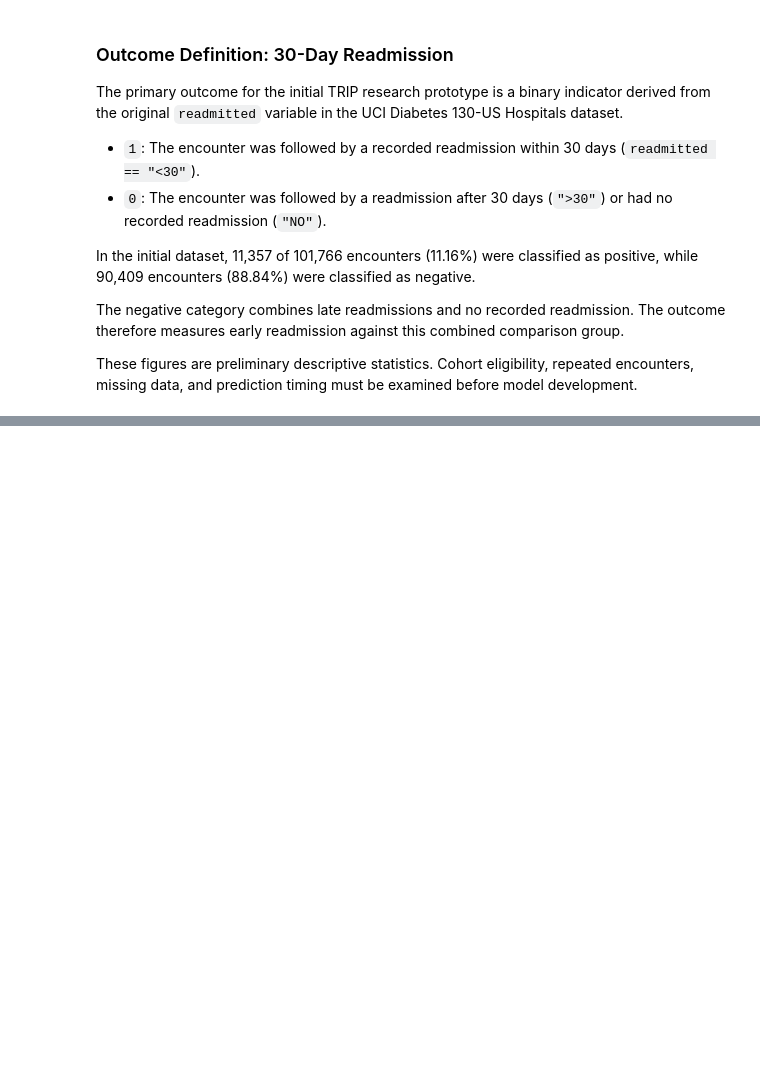
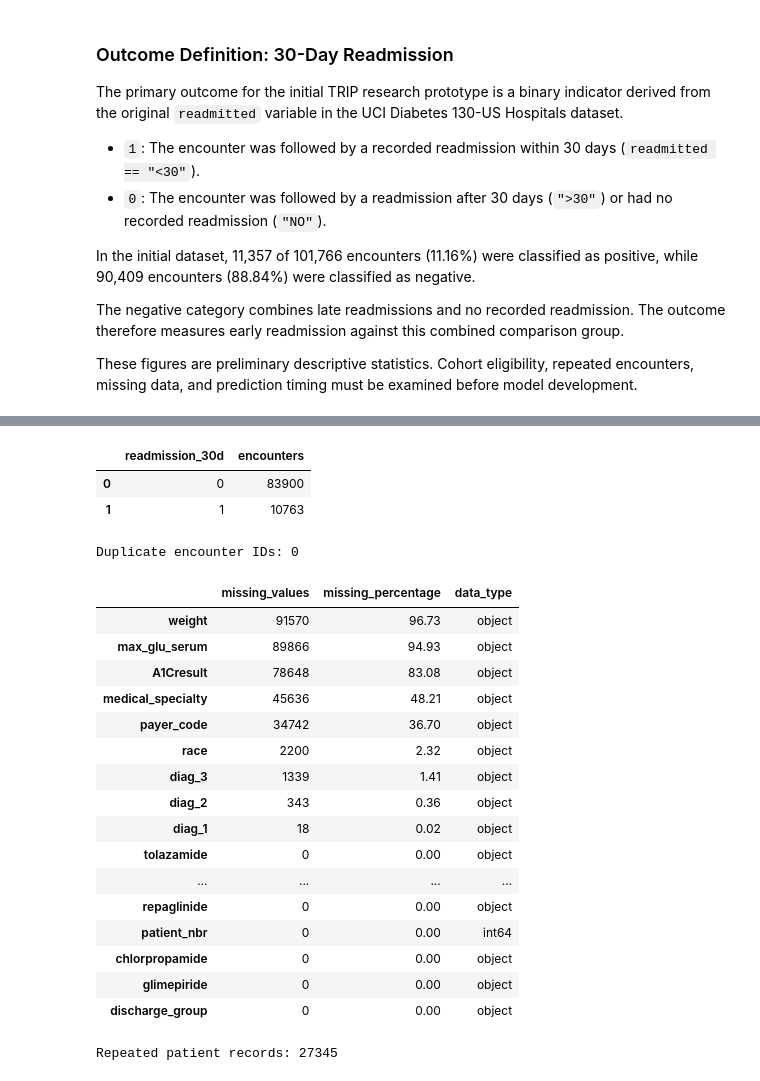
Before and after one commit to gabrielthedatawizard/tanzania-readmission-intelligence-platform-research-engine, a Jupyter notebook: notebooks/python/02_cohort_and_data_dictionary.ipynb, the cells around one changed output, grey strips where cells are left out. Drawn from its saved outputs; the diff is of its cells as text; code cells hidden in the pictures; blank space fills up the shorter version.

Commit message:
Discharge analysis

```diff
--- a/notebooks/python/02_cohort_and_data_dictionary.ipynb
+++ b/notebooks/python/02_cohort_and_data_dictionary.ipynb
@@ -757,0 +1303,15 @@ discharge_summary
+# %%
+other_cohort = work[
+    work["discharge_group"] == "Other"
+].copy()
+
+print("Original encounters:", len(work))
+print("Provisional cohort encounters:", len(other_cohort))
+print("Unique patients:", other_cohort["patient_nbr"].nunique())
+print("30-day readmissions:", other_cohort["readmission_30d"].sum())
+
+print(
+    "30-day readmission rate:",
+    round(other_cohort["readmission_30d"].mean() * 100, 2),
+    "%"
+)
@@ -757,0 +1392,61 @@ discharge_summary
+# %%
+binary_outcome_check = (
+    other_cohort["readmission_30d"]
+    .value_counts()
+    .sort_index()
+    .rename_axis("readmission_30d")
+    .reset_index(name="encounters")
+)
+
+binary_outcome_check
+# %% [output]
+|  | readmission_30d | encounters |
+| 0 | 0 | 83900 |
+| 1 | 1 | 10763 |
+# %%
+print(
+    "Duplicate encounter IDs:",
+    other_cohort["encounter_id"].duplicated().sum()
+)
+# %% [output]
+Duplicate encounter IDs: 0
+# %%
+missing_summary = pd.DataFrame({
+    "missing_values": other_cohort.isna().sum(),
+    "missing_percentage": (
+        other_cohort.isna().mean() * 100
+    ).round(2),
+    "data_type": other_cohort.dtypes
+})
+
+missing_summary = missing_summary.sort_values(
+    by="missing_percentage",
+    ascending=False
+)
+
+missing_summary
+# %% [output]
+|  | missing_values | missing_percentage | data_type |
+| weight | 91570 | 96.73 | object |
+| max_glu_serum | 89866 | 94.93 | object |
+| A1Cresult | 78648 | 83.08 | object |
+| medical_specialty | 45636 | 48.21 | object |
+| payer_code | 34742 | 36.70 | object |
+| race | 2200 | 2.32 | object |
+| diag_3 | 1339 | 1.41 | object |
+| diag_2 | 343 | 0.36 | object |
+| diag_1 | 18 | 0.02 | object |
+| tolazamide | 0 | 0.00 | object |
+| ... | ... | ... | ... |
+| repaglinide | 0 | 0.00 | object |
+| patient_nbr | 0 | 0.00 | int64 |
+| chlorpropamide | 0 | 0.00 | object |
+| glimepiride | 0 | 0.00 | object |
+| discharge_group | 0 | 0.00 | object |
+# %%
+print(
+    "Repeated patient records:",
+    other_cohort["patient_nbr"].duplicated().sum()
+)
+# %% [output]
+Repeated patient records: 27345
```
Also changed, not shown: parts of 63 cells of this notebook.
